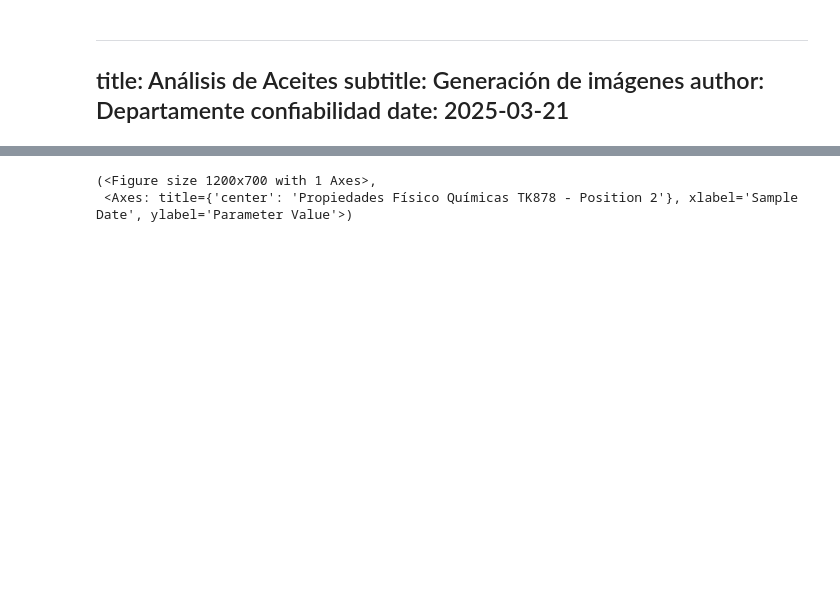
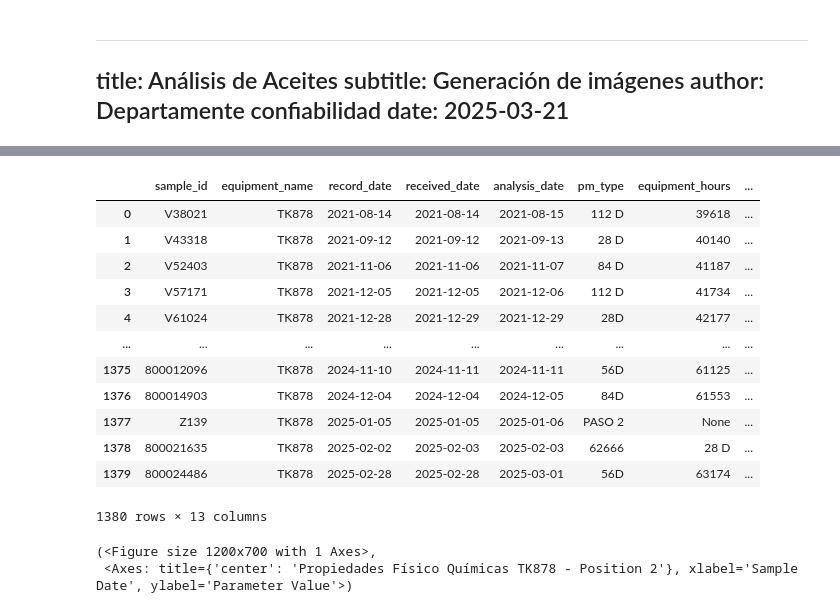
Before and after one commit to cecilvega/kbook, a Jupyter notebook: maintenance/oil_analysis.ipynb, the cells around one changed output, grey strips where cells are left out. Drawn from its saved outputs; the diff is of its cells as text; code cells hidden in the pictures; blank space fills up the shorter version.

```diff
--- a/maintenance/oil_analysis.ipynb
+++ b/maintenance/oil_analysis.ipynb
@@ -132,3 +176,19 @@ shape: (136_500, 13)
+# %%
+plot_df
+# %% [output]
+|  | sample_id | equipment_name | record_date | received_date | analysis_date | pm_type | equipment_hours | ... |
+| 0 | V38021 | TK878 | 2021-08-14 | 2021-08-14 | 2021-08-15 | 112 D | 39618 | ... |
+| 1 | V43318 | TK878 | 2021-09-12 | 2021-09-12 | 2021-09-13 | 28 D | 40140 | ... |
+| 2 | V52403 | TK878 | 2021-11-06 | 2021-11-06 | 2021-11-07 | 84 D | 41187 | ... |
+| 3 | V57171 | TK878 | 2021-12-05 | 2021-12-05 | 2021-12-06 | 112 D | 41734 | ... |
+| 4 | V61024 | TK878 | 2021-12-28 | 2021-12-29 | 2021-12-29 | 28D | 42177 | ... |
+| ... | ... | ... | ... | ... | ... | ... | ... | ... |
+| 1375 | 800012096 | TK878 | 2024-11-10 | 2024-11-11 | 2024-11-11 | 56D | 61125 | ... |
+| 1376 | 800014903 | TK878 | 2024-12-04 | 2024-12-04 | 2024-12-05 | 84D | 61553 | ... |
+| 1377 | Z139 | TK878 | 2025-01-05 | 2025-01-05 | 2025-01-06 | PASO 2 | None | ... |
+| 1378 | 800021635 | TK878 | 2025-02-02 | 2025-02-03 | 2025-02-03 | 62666 | 28 D | ... |
+| 1379 | 800024486 | TK878 | 2025-02-28 | 2025-02-28 | 2025-03-01 | 56D | 63174 | ... |
+1380 rows × 13 columns
 # %%
 equipment_name = "TK878"
 position_code = 2
```
Also changed, not shown: parts of 4 cells of this notebook, 1 other file.
